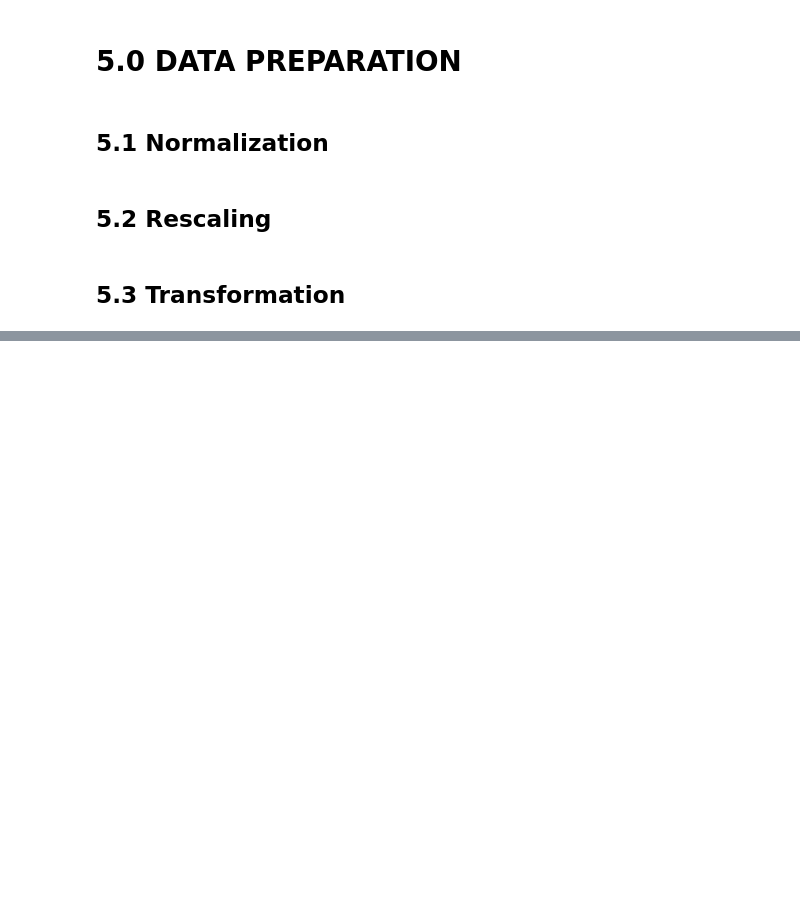
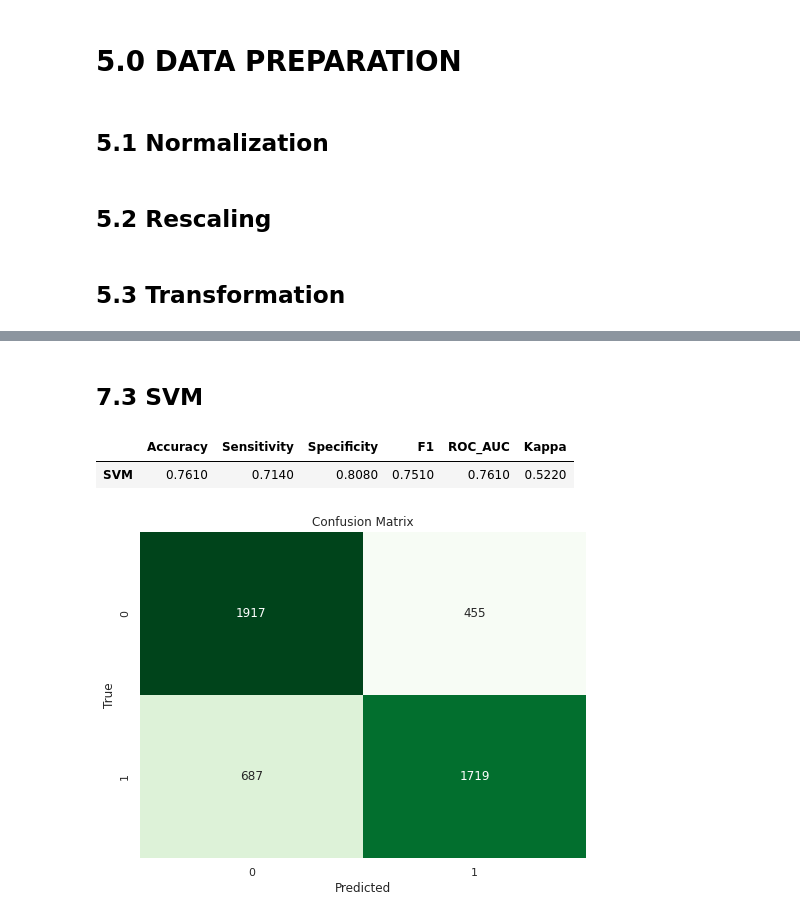
Before and after one commit to ronaldoi9/churn_prediction, a Jupyter notebook: churn_prediction.ipynb, the cells around one changed output, grey strips where cells are left out. Drawn from its saved outputs; the diff is of its cells as text; code cells hidden in the pictures; blank space fills up the shorter version.

```diff
--- a/churn_prediction.ipynb
+++ b/churn_prediction.ipynb
@@ -858,0 +884,14 @@ weighted avg       0.25      0.50      0.33      4778
+# %% [markdown]
+## 7.3 SVM
+# %%
+svm = SVC(gamma='auto')
+
+svm.fit(X_train_np, y_train_np)
+y_hat = svm.predict(X_test_np)
+
+svm_result = algorithm_performance('SVM', y_test_np, y_hat)
+svm_result
+# %% [output]
+|  | Accuracy | Sensitivity | Specificity | F1 | ROC_AUC | Kappa |
+| SVM | 0.7610 | 0.7140 | 0.8080 | 0.7510 | 0.7610 | 0.5220 |
+[figure, added]
```
Also changed, not shown: parts of 64 cells of this notebook.
